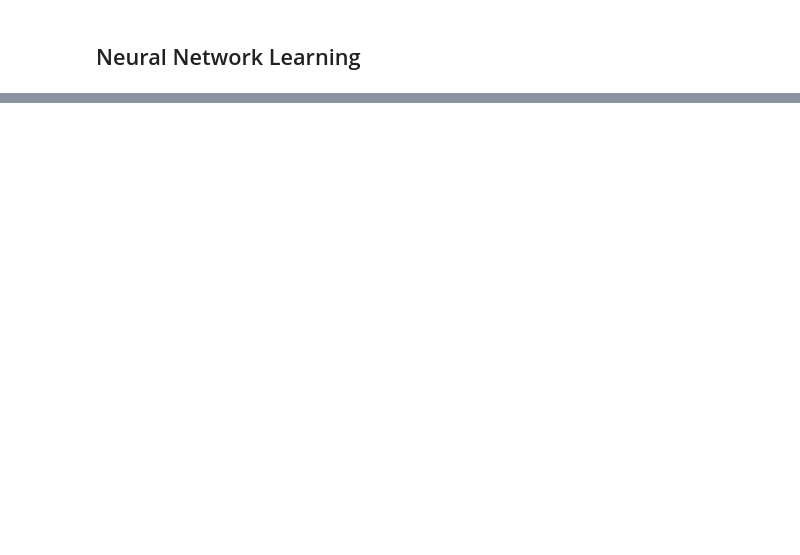
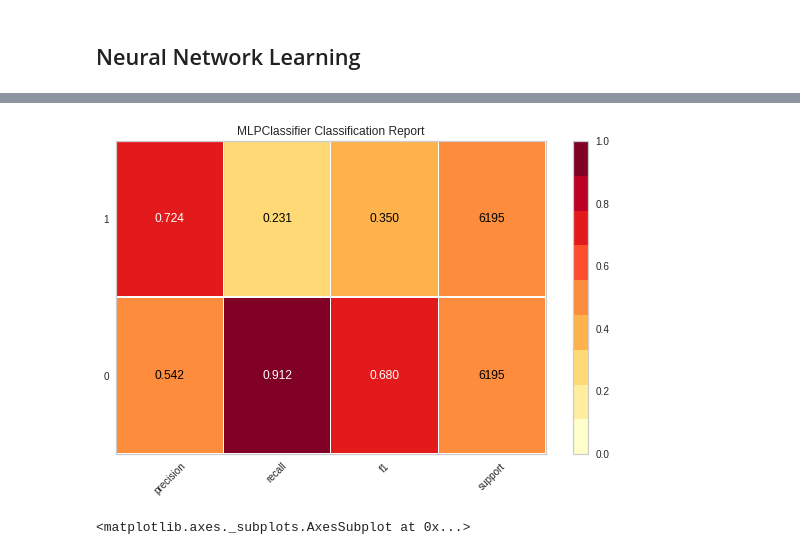
Before and after one commit to Monti03/Link-Prediction-in-Disease-Gene-Association-Network, a Jupyter notebook: src/WLNM/wlnm_notebook.ipynb, the cells around one changed output, grey strips where cells are left out. Cells and saved outputs as stored; diff of their text form; code cells hidden in the pictures; blank space fills up the shorter version.

```diff
--- a/src/WLNM/wlnm_notebook.ipynb
+++ b/src/WLNM/wlnm_notebook.ipynb
@@ -654,0 +686,10 @@ metrics.accuracy_score(y_test, predictions)
+# %%
+from yellowbrick.classifier import ClassificationReport
+
+visualizer = ClassificationReport(loaded_model, classes=['0', '1'], support=True)
+
+visualizer.score(X_test, y_test)  # Evaluate the model on the test data
+visualizer.show()
+# %% [output]
+[figure, added]
+<matplotlib.axes._subplots.AxesSubplot at 0x...>
```
Also changed, not shown: parts of 11 cells of this notebook, 5 other files.
